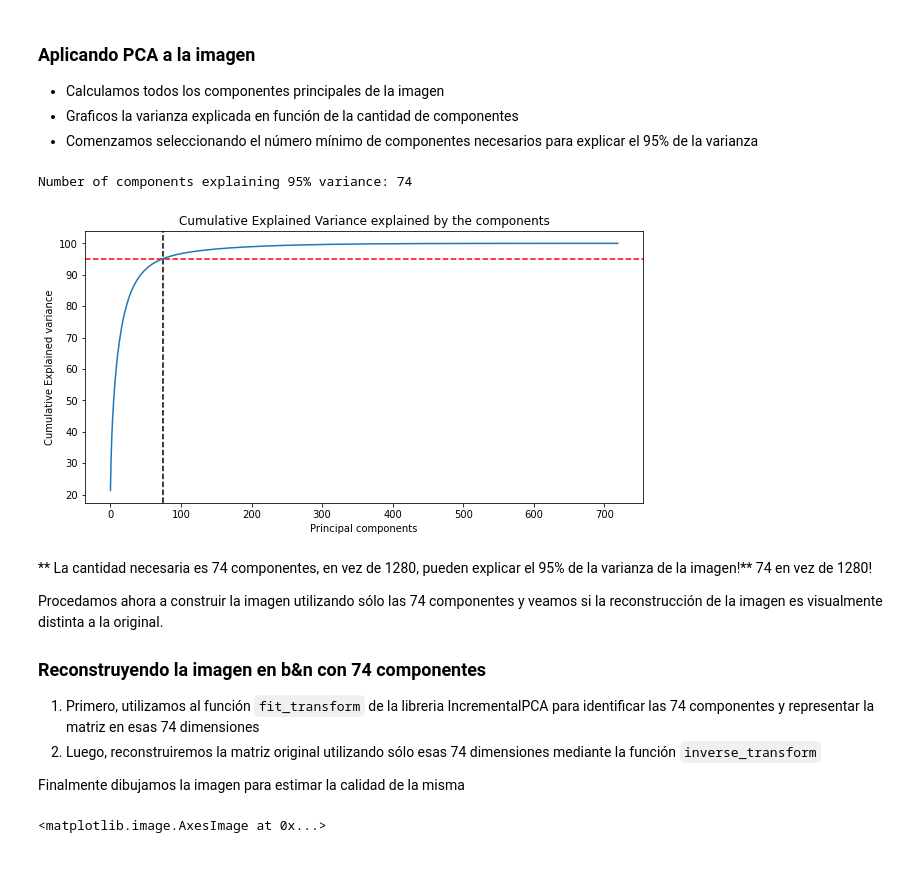
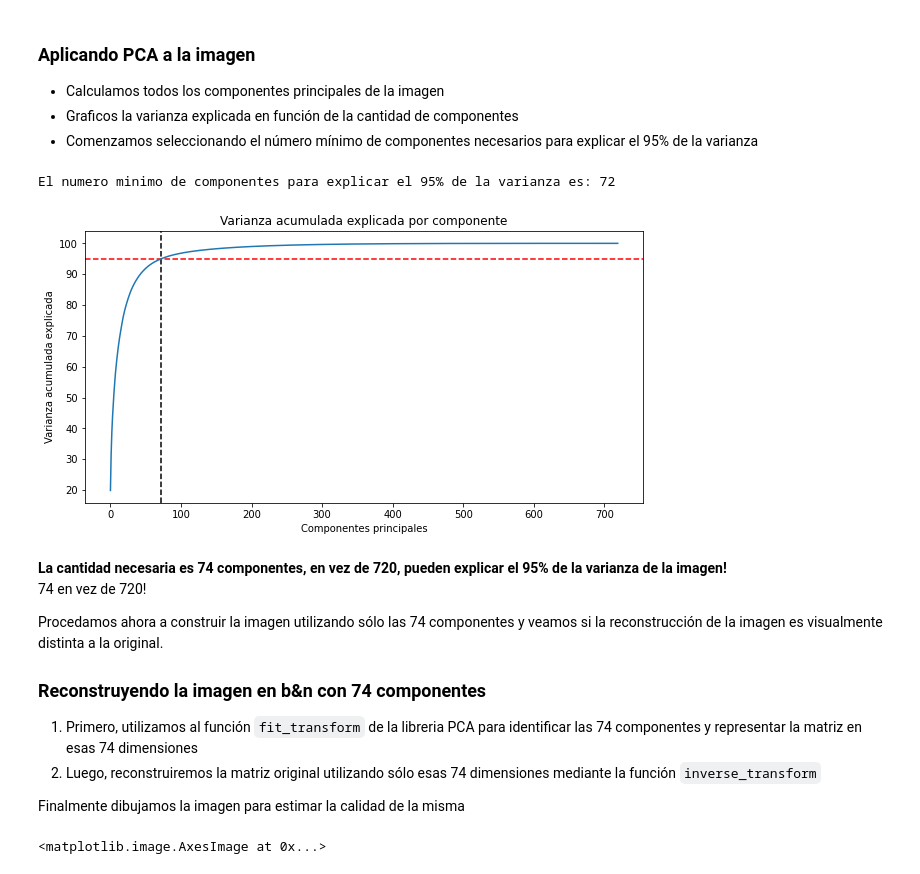
Before and after one commit to orga-de-datos/practicas, a Jupyter notebook: 05_reducciones/PCA para reduccion de imagenes.ipynb, the cells around one changed output. Cells and saved outputs as stored; diff of their text form; code cells hidden in the pictures.

```diff
--- a/05_reducciones/PCA para reduccion de imagenes.ipynb
+++ b/05_reducciones/PCA para reduccion de imagenes.ipynb
@@ -60,39 +60,38 @@ plt.imshow(image_bw, cmap=plt.cm.gray)
 - Graficos la varianza explicada en función de la cantidad de componentes
 - Comenzamos seleccionando el número mínimo de componentes necesarios para explicar el 95% de la varianza
 # %%
-from sklearn.decomposition import PCA, IncrementalPCA
-
+from sklearn.decomposition import PCA
 pca = PCA()
-pca.fit(image_bw)
+pca.fit(image_bw.T)
 
 # Getting the cumulative variance
 
-var_cumu = np.cumsum(pca.explained_variance_ratio_) * 100
+var_cumu = np.cumsum(pca.explained_variance_ratio_)*100
 
 # How many PCs explain 95% of the variance?
-k = np.argmax(var_cumu > 95)
-print("Number of components explaining 95% variance: " + str(k))
-# print("\n")
+k = np.argmax(var_cumu>95)
+print("El numero minimo de componentes para explicar el 95% de la varianza es: "+ str(k))
+#print("\n")
 
-plt.figure(figsize=[10, 5])
-plt.title('Cumulative Explained Variance explained by the components')
-plt.ylabel('Cumulative Explained variance')
-plt.xlabel('Principal components')
+plt.figure(figsize=[10,5])
+plt.title('Varianza acumulada explicada por componente')
+plt.ylabel('Varianza acumulada explicada')
+plt.xlabel('Componentes principales')
 plt.axvline(x=k, color="k", linestyle="--")
 plt.axhline(y=95, color="r", linestyle="--")
 ax = plt.plot(var_cumu)
 # %% [output]
-Number of components explaining 95% variance: 74
+El numero minimo de componentes para explicar el 95% de la varianza es: 72
-[figure, old version]
+[figure, new version]
 # %% [markdown]
-** La cantidad necesaria es 74 componentes, en vez de 1280, pueden explicar el 95% de la varianza de la imagen!**
-74 en vez de 1280!
+**La cantidad necesaria es 74 componentes, en vez de 720, pueden explicar el 95% de la varianza de la imagen!**
+74 en vez de 720!
 
 Procedamos ahora a construir la imagen utilizando sólo las 74 componentes y veamos si la reconstrucción de la imagen es visualmente distinta a la original.
 
 ### Reconstruyendo la imagen en b&n con 74 componentes
 
-1. Primero, utilizamos al función `fit_transform` de la libreria IncrementalPCA para identificar las 74 componentes y representar la matriz en esas 74 dimensiones
+1. Primero, utilizamos al función `fit_transform` de la libreria PCA para identificar las 74 componentes y representar la matriz en esas 74 dimensiones
 2. Luego, reconstruiremos la matriz original utilizando sólo esas 74 dimensiones mediante la función `inverse_transform`
 
 Finalmente dibujamos la imagen para estimar la calidad de la misma
```
Also changed, not shown: parts of 7 cells of this notebook, 9 other files.
